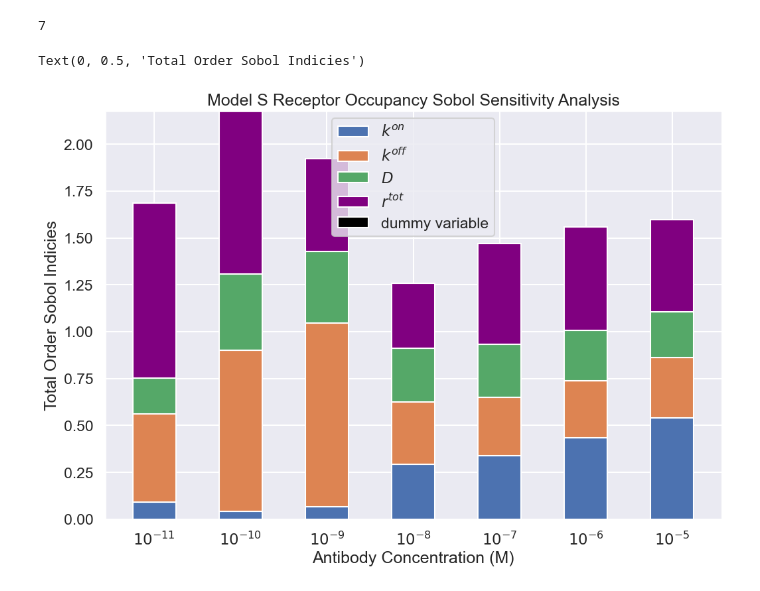
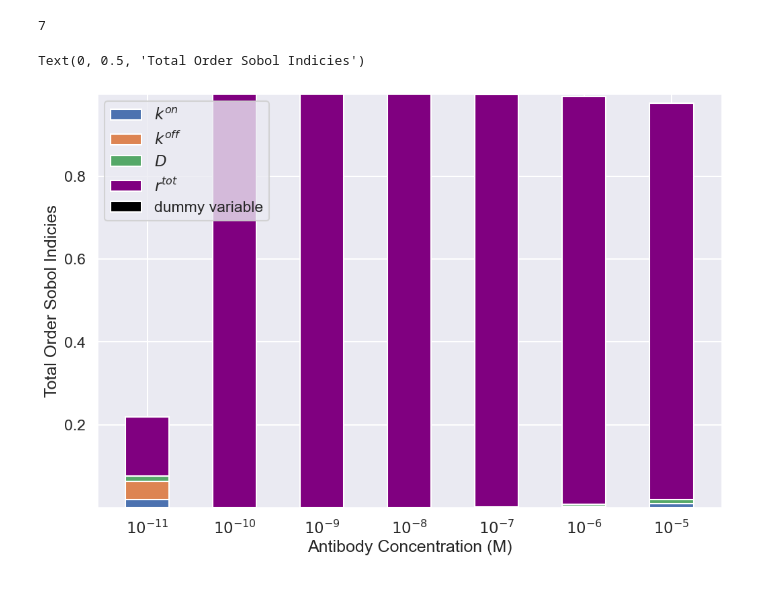
Before and after one commit to lukedtc/ADCC-Project, a Jupyter notebook: Corrected_model/model_s_single_cell_sensiv_analysis.ipynb, the cells around one changed output. Drawn from its saved outputs; the diff is of its cells as text; code cells hidden in the pictures.

```diff
--- a/Corrected_model/model_s_single_cell_sensiv_analysis.ipynb
+++ b/Corrected_model/model_s_single_cell_sensiv_analysis.ipynb
@@ -44,10 +42,10 @@ def A2_steady_state(x, k2, koff, rtot, dummy):
 problem1 = {
     'num_vars': 5,
     'names': ['rtot', 'kon', 'D', 'koff', 'dummy'],
-    'bounds': [[1e3, 1e7],
-               [1e4, 1e6],
-               [1e-15, 1e-13],
-               [1e-6, 1e-1],
+    'bounds': [[4, 6],
+               [4, 6],
+               [-15, -13],
+               [-6, -4],
                [1, 1000]]
 }
 
@@ -61,7 +59,7 @@ problem2 = {
 }
 
 
-vals = SALib.sample.sobol.sample(problem1, 16384)
+vals = SALib.sample.sobol.sample(problem1, 65536)
 Y_ag1 = np.zeros(len(vals))
 Y_ag2 = np.zeros(len(vals))
 Y_ab = np.zeros(len(vals))
@@ -83,17 +81,18 @@ for Ainit in A0s:
     for i, params in enumerate(vals):
 
         rtot = params[0]
+        rtot  = 10**rtot
         kon = params[1]
+        kon = 10**kon
         D = params[2]
+        D = 10**D
         koff = params[3]
+        koff = 10**koff
         dummy = params[4]
 
         k2 = 4*D/tumour_cell_surface_area
 
-        if Ainit < 1e-8:
-            guess = 0
-        else:
-            guess = 0
+        guess = 0
 
         A1_st = fsolve(A1_steady_state, [guess], args=(Ainit, kon, koff, k2, rtot, dummy))
         A2_st = A2_steady_state(A1_st, k2, koff, rtot, dummy)
@@ -102,7 +101,7 @@ for Ainit in A0s:
 
         if ((A1_st + 2*A2_st) > rtot):
             print('blown up')
-        Ag =(A1_st + 2*A2_st)/rtot
+        Ag =(A1_st + A2_st)
         Y[i] = Ag
 
     Si = sobol.analyze(problem1, Y, print_to_console=True)
@@ -152,43 +267,42 @@ D_si = np.zeros(len(A0s))
 rtot_si = np.zeros(len(A0s))
 dummy_si = np.zeros(len(A0s))
 
-for i in range(len(indicies)):
-    vals = indicies[i]
+for i in range(len(indicies_1)):
+    vals = indicies_1[i]
     rtot_si[i] = vals[0]
     kon_si[i] = vals[1]
     D_si[i] = vals[2]
     koff_si[i] = vals[3]
     dummy_si[i] = vals[4]
 
-print(len(indicies))
+print(len(indicies_1))
 ab_conc = ( r'$10^{-11}$', r'$10^{-10}$', r'$10^{-9}$', r'$10^{-8}$', r'$10^{-7}$', r'$10^{-6}$', r'$10^{-5}$')
 
 param_indicies = {
     r"$k^{on}$": kon_si,
     r"$k^{off}$": koff_si,
     r"$D$": D_si,
 
 }
 
 sns.set_theme()
 sns.set_context("talk")
 
 width = 0.5
 fig, ax = plt.subplots(figsize=(12,8))
 bottom = np.zeros(7)
 
 for boolean, param_indicie in param_indicies.items():
     p = ax.bar(ab_conc, param_indicie, width, label=boolean, bottom=bottom)
     bottom += param_indicie
 ax.bar(ab_conc, rtot_si, width, label=r'$r^{tot}$', bottom= bottom, color='purple')
 bottom+= rtot_si
 ax.bar(ab_conc, dummy_si, width, label='dummy variable', bottom=bottom, color='black')
-ax.set_title('Model S Receptor Occupancy Sobol Sensitivity Analysis')
 ax.legend(loc='best')
 ax.set_xlabel('Antibody Concentration (M)')
 ax.set_ylabel('Total Order Sobol Indicies')
 #plt.savefig('/Users/lukeheirene/ADCC-Project/Figures/model_s_bispecific_total_ab_sensiv_analysis.png')
 # %% [output]
 7
 Text(0, 0.5, 'Total Order Sobol Indicies')
-[figure, old version]
+[figure, new version]
```
Also changed, not shown: parts of 5 cells of this notebook, 8 other files.
